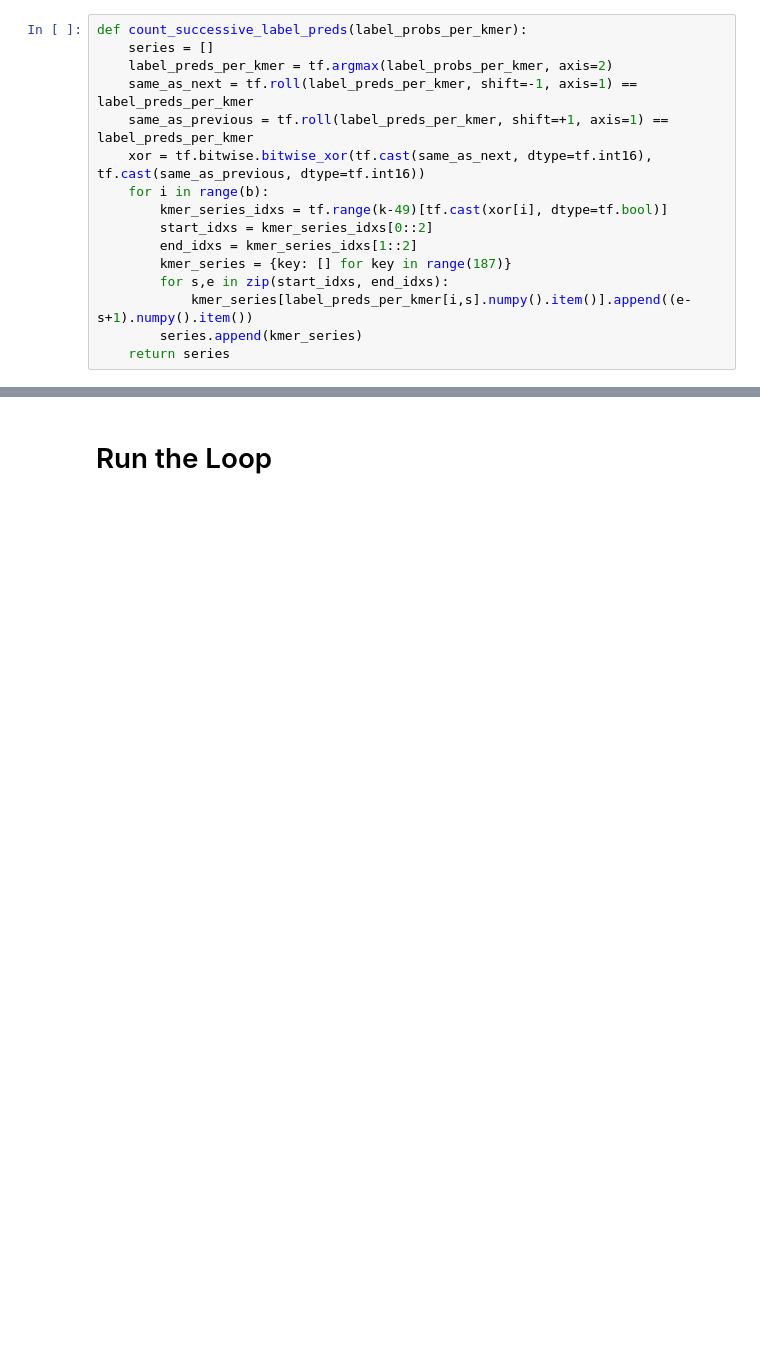
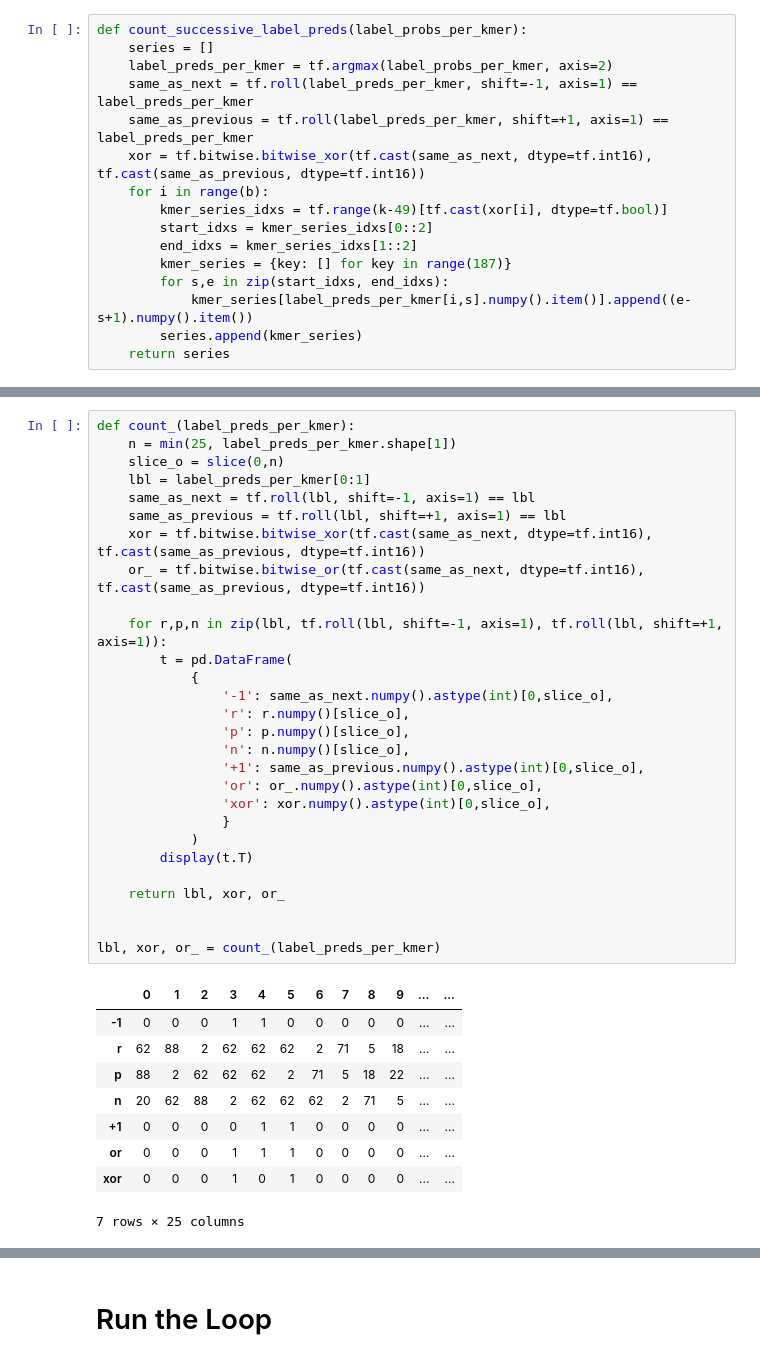
Before and after one commit to vtecftwy/metagentools, a Jupyter notebook: nbs/cnn_virus/wip_4.01_yf_ncbi_experiments.ipynb, the cells around one changed output, grey strips where cells are left out. Drawn from its saved outputs; the diff is of its cells as text; blank space fills up the shorter version.

```diff
--- a/nbs/cnn_virus/wip_4.01_yf_ncbi_experiments.ipynb
+++ b/nbs/cnn_virus/wip_4.01_yf_ncbi_experiments.ipynb
@@ -268,0 +271,38 @@ def count_successive_label_preds(label_probs_per_kmer):
+# %%
+def count_(label_preds_per_kmer):
+    n = min(25, label_preds_per_kmer.shape[1])
+    slice_o = slice(0,n)
+    lbl = label_preds_per_kmer[0:1]
+    same_as_next = tf.roll(lbl, shift=-1, axis=1) == lbl
+    same_as_previous = tf.roll(lbl, shift=+1, axis=1) == lbl
+    xor = tf.bitwise.bitwise_xor(tf.cast(same_as_next, dtype=tf.int16), tf.cast(same_as_previous, dtype=tf.int16))
+    or_ = tf.bitwise.bitwise_or(tf.cast(same_as_next, dtype=tf.int16), tf.cast(same_as_previous, dtype=tf.int16))
+
+    for r,p,n in zip(lbl, tf.roll(lbl, shift=-1, axis=1), tf.roll(lbl, shift=+1, axis=1)):
+        t = pd.DataFrame(
+            {
+                '-1': same_as_next.numpy().astype(int)[0,slice_o],
+                'r': r.numpy()[slice_o],
+                'p': p.numpy()[slice_o],
+                'n': n.numpy()[slice_o],
+                '+1': same_as_previous.numpy().astype(int)[0,slice_o],
+                'or': or_.numpy().astype(int)[0,slice_o],
+                'xor': xor.numpy().astype(int)[0,slice_o],
+                }
+            )
+        display(t.T)
+
+    return lbl, xor, or_
+
+
+lbl, xor, or_ = count_(label_preds_per_kmer)
+# %% [output]
+|  | 0 | 1 | 2 | 3 | 4 | 5 | 6 | 7 | 8 | 9 | ... | ... |
+| -1 | 0 | 0 | 0 | 1 | 1 | 0 | 0 | 0 | 0 | 0 | ... | ... |
+| r | 62 | 88 | 2 | 62 | 62 | 62 | 2 | 71 | 5 | 18 | ... | ... |
+| p | 88 | 2 | 62 | 62 | 62 | 2 | 71 | 5 | 18 | 22 | ... | ... |
+| n | 20 | 62 | 88 | 2 | 62 | 62 | 62 | 2 | 71 | 5 | ... | ... |
+| +1 | 0 | 0 | 0 | 0 | 1 | 1 | 0 | 0 | 0 | 0 | ... | ... |
+| or | 0 | 0 | 0 | 1 | 1 | 1 | 0 | 0 | 0 | 0 | ... | ... |
+| xor | 0 | 0 | 0 | 1 | 0 | 1 | 0 | 0 | 0 | 0 | ... | ... |
+7 rows × 25 columns
```
Also changed, not shown: parts of 36 cells of this notebook, 5 other files.
